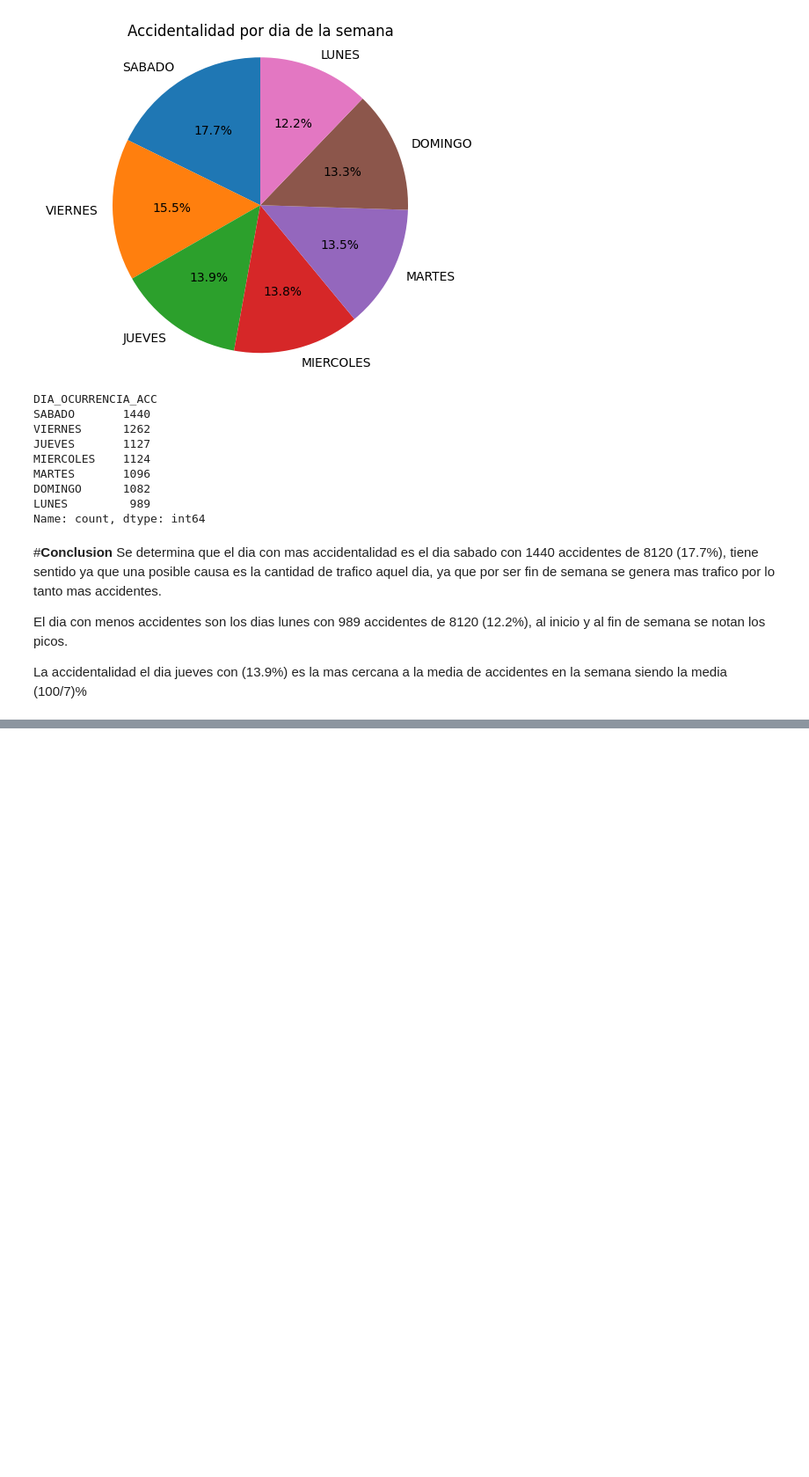
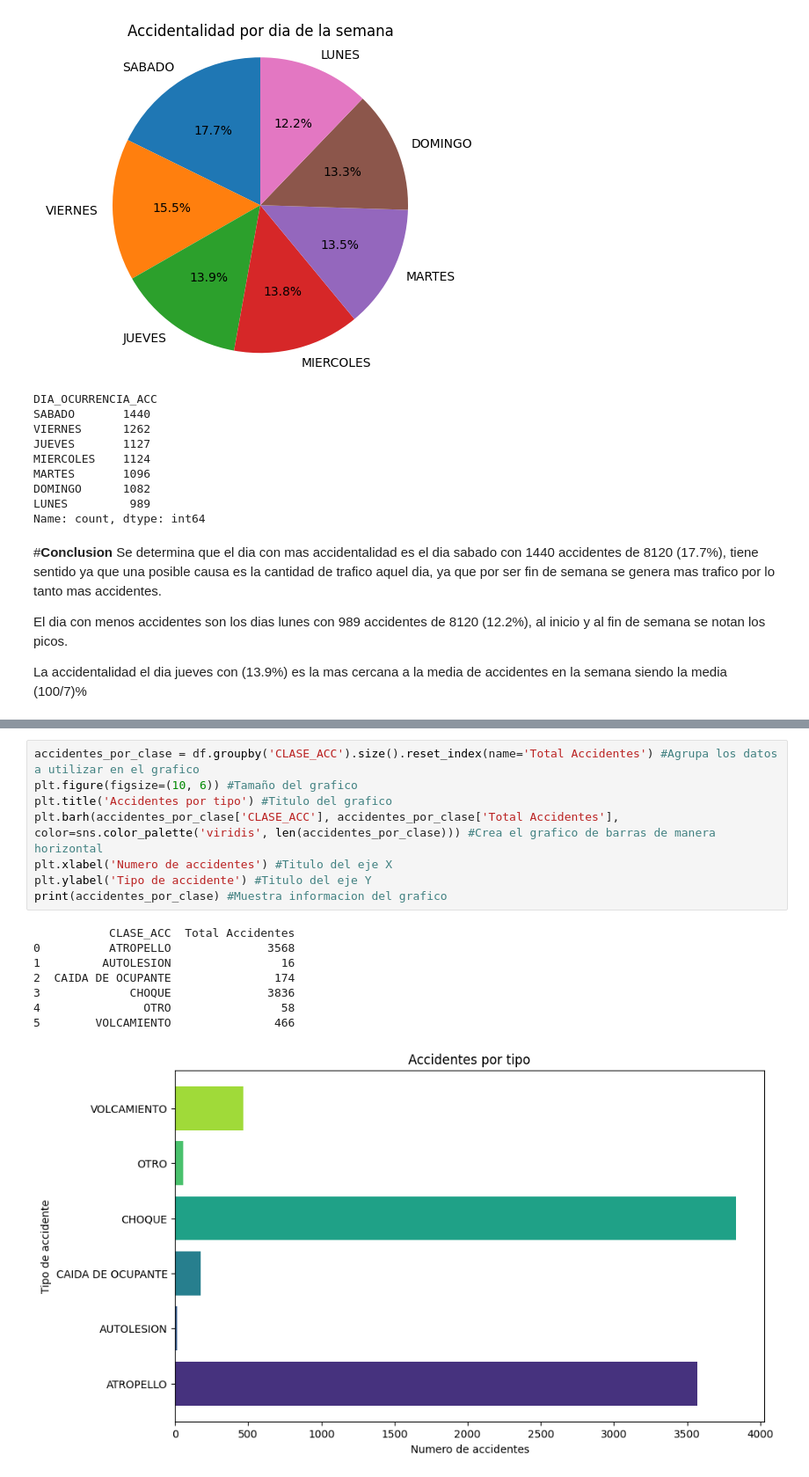
Before and after one commit to SrJames14/Proyecto, a Jupyter notebook: siniestrovial.ipynb, the cells around one changed output, grey strips where cells are left out. Shown: that part at 88% size. Saved outputs shown, nothing was run; the diff lists cells and outputs as text; blank space fills up the shorter version.

```diff
--- a/siniestrovial.ipynb
+++ b/siniestrovial.ipynb
@@ -210,0 +252,17 @@ print(condicion_muerte_counts)
+# %%
+accidentes_por_clase = df.groupby('CLASE_ACC').size().reset_index(name='Total Accidentes') #Agrupa los datos a utilizar en el grafico
+plt.figure(figsize=(10, 6)) #Tamaño del grafico
+plt.title('Accidentes por tipo') #Titulo del grafico
+plt.barh(accidentes_por_clase['CLASE_ACC'], accidentes_por_clase['Total Accidentes'], color=sns.color_palette('viridis', len(accidentes_por_clase))) #Crea el grafico de barras de manera horizontal
+plt.xlabel('Numero de accidentes') #Titulo del eje X
+plt.ylabel('Tipo de accidente') #Titulo del eje Y
+print(accidentes_por_clase) #Muestra informacion del grafico
+# %% [output]
+           CLASE_ACC  Total Accidentes
+0          ATROPELLO              3568
+1         AUTOLESION                16
+2  CAIDA DE OCUPANTE               174
+3             CHOQUE              3836
+4               OTRO                58
+5        VOLCAMIENTO               466
+[figure, added]
```
Also changed, not shown: parts of 6 cells of this notebook.
